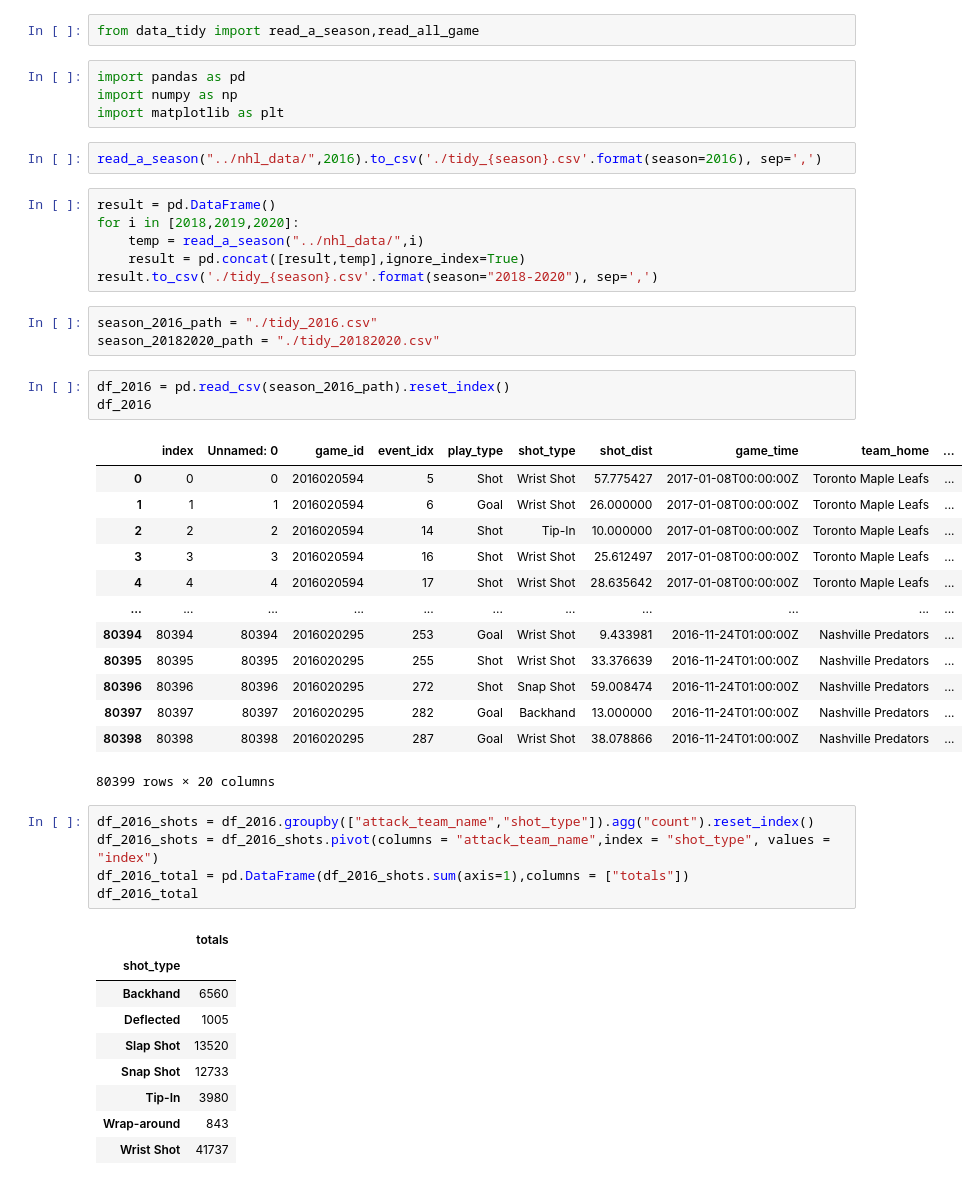
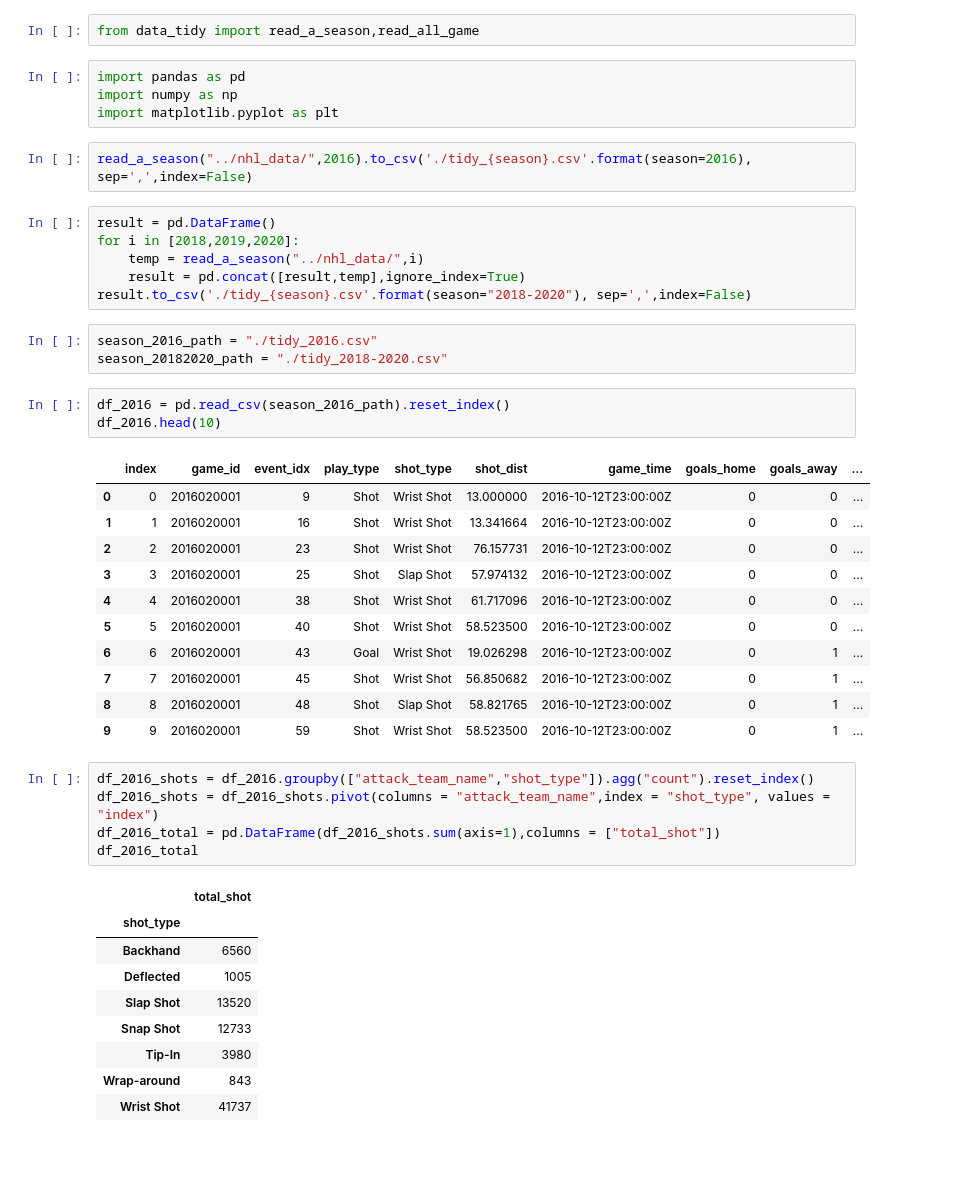
Before and after one commit to hfereidouni/DataScience, a Jupyter notebook: CodeBase/visualization_pt1.ipynb, the cells around one changed output. Drawn from its saved outputs; the diff is of its cells as text; blank space fills up the shorter version.

```diff
--- a/CodeBase/visualization_pt1.ipynb
+++ b/CodeBase/visualization_pt1.ipynb
@@ -3,42 +3,40 @@ from data_tidy import read_a_season,read_all_game
 # %%
 import pandas as pd
 import numpy as np
-import matplotlib as plt
+import matplotlib.pyplot as plt
 # %%
-read_a_season("../nhl_data/",2016).to_csv('./tidy_{season}.csv'.format(season=2016), sep=',')
+read_a_season("../nhl_data/",2016).to_csv('./tidy_{season}.csv'.format(season=2016), sep=',',index=False)
 # %%
 result = pd.DataFrame()
 for i in [2018,2019,2020]:
     temp = read_a_season("../nhl_data/",i)
     result = pd.concat([result,temp],ignore_index=True)
-result.to_csv('./tidy_{season}.csv'.format(season="2018-2020"), sep=',')
+result.to_csv('./tidy_{season}.csv'.format(season="2018-2020"), sep=',',index=False)
 # %%
 season_2016_path = "./tidy_2016.csv"
-season_20182020_path = "./tidy_20182020.csv"
+season_20182020_path = "./tidy_2018-2020.csv"
 # %%
 df_2016 = pd.read_csv(season_2016_path).reset_index()
-df_2016
+df_2016.head(10)
 # %% [output]
-|  | index | Unnamed: 0 | game_id | event_idx | play_type | shot_type | shot_dist | game_time | team_home | ... |
-| 0 | 0 | 0 | 2016020594 | 5 | Shot | Wrist Shot | 57.775427 | 2017-01-08T00:00:00Z | Toronto Maple Leafs | ... |
-| 1 | 1 | 1 | 2016020594 | 6 | Goal | Wrist Shot | 26.000000 | 2017-01-08T00:00:00Z | Toronto Maple Leafs | ... |
-| 2 | 2 | 2 | 2016020594 | 14 | Shot | Tip-In | 10.000000 | 2017-01-08T00:00:00Z | Toronto Maple Leafs | ... |
-| 3 | 3 | 3 | 2016020594 | 16 | Shot | Wrist Shot | 25.612497 | 2017-01-08T00:00:00Z | Toronto Maple Leafs | ... |
-| 4 | 4 | 4 | 2016020594 | 17 | Shot | Wrist Shot | 28.635642 | 2017-01-08T00:00:00Z | Toronto Maple Leafs | ... |
-| ... | ... | ... | ... | ... | ... | ... | ... | ... | ... | ... |
-| 80394 | 80394 | 80394 | 2016020295 | 253 | Goal | Wrist Shot | 9.433981 | 2016-11-24T01:00:00Z | Nashville Predators | ... |
-| 80395 | 80395 | 80395 | 2016020295 | 255 | Shot | Wrist Shot | 33.376639 | 2016-11-24T01:00:00Z | Nashville Predators | ... |
-| 80396 | 80396 | 80396 | 2016020295 | 272 | Shot | Snap Shot | 59.008474 | 2016-11-24T01:00:00Z | Nashville Predators | ... |
-| 80397 | 80397 | 80397 | 2016020295 | 282 | Goal | Backhand | 13.000000 | 2016-11-24T01:00:00Z | Nashville Predators | ... |
-| 80398 | 80398 | 80398 | 2016020295 | 287 | Goal | Wrist Shot | 38.078866 | 2016-11-24T01:00:00Z | Nashville Predators | ... |
+|  | index | game_id | event_idx | play_type | shot_type | shot_dist | game_time | goals_home | goals_away | ... |
+| 0 | 0 | 2016020001 | 9 | Shot | Wrist Shot | 13.000000 | 2016-10-12T23:00:00Z | 0 | 0 | ... |
+| 1 | 1 | 2016020001 | 16 | Shot | Wrist Shot | 13.341664 | 2016-10-12T23:00:00Z | 0 | 0 | ... |
+| 2 | 2 | 2016020001 | 23 | Shot | Wrist Shot | 76.157731 | 2016-10-12T23:00:00Z | 0 | 0 | ... |
+| 3 | 3 | 2016020001 | 25 | Shot | Slap Shot | 57.974132 | 2016-10-12T23:00:00Z | 0 | 0 | ... |
+| 4 | 4 | 2016020001 | 38 | Shot | Wrist Shot | 61.717096 | 2016-10-12T23:00:00Z | 0 | 0 | ... |
+| 5 | 5 | 2016020001 | 40 | Shot | Wrist Shot | 58.523500 | 2016-10-12T23:00:00Z | 0 | 0 | ... |
+| 6 | 6 | 2016020001 | 43 | Goal | Wrist Shot | 19.026298 | 2016-10-12T23:00:00Z | 0 | 1 | ... |
+| 7 | 7 | 2016020001 | 45 | Shot | Wrist Shot | 56.850682 | 2016-10-12T23:00:00Z | 0 | 1 | ... |
+| 8 | 8 | 2016020001 | 48 | Shot | Slap Shot | 58.821765 | 2016-10-12T23:00:00Z | 0 | 1 | ... |
+| 9 | 9 | 2016020001 | 59 | Shot | Wrist Shot | 58.523500 | 2016-10-12T23:00:00Z | 0 | 1 | ... |
-80399 rows × 20 columns
 # %%
 df_2016_shots = df_2016.groupby(["attack_team_name","shot_type"]).agg("count").reset_index()
 df_2016_shots = df_2016_shots.pivot(columns = "attack_team_name",index = "shot_type", values = "index")
-df_2016_total = pd.DataFrame(df_2016_shots.sum(axis=1),columns = ["totals"])
+df_2016_total = pd.DataFrame(df_2016_shots.sum(axis=1),columns = ["total_shot"])
 df_2016_total
 # %% [output]
-|  | totals |
+|  | total_shot |
 | shot_type |  |
 | Backhand | 6560 |
 | Deflected | 1005 |
```
Also changed, not shown: parts of 7 cells of this notebook, 2 other files.
